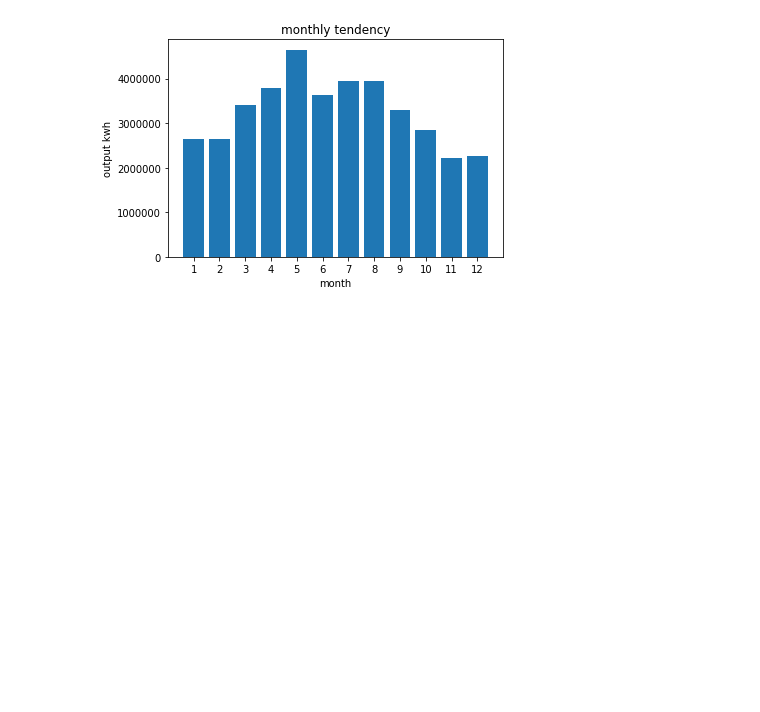
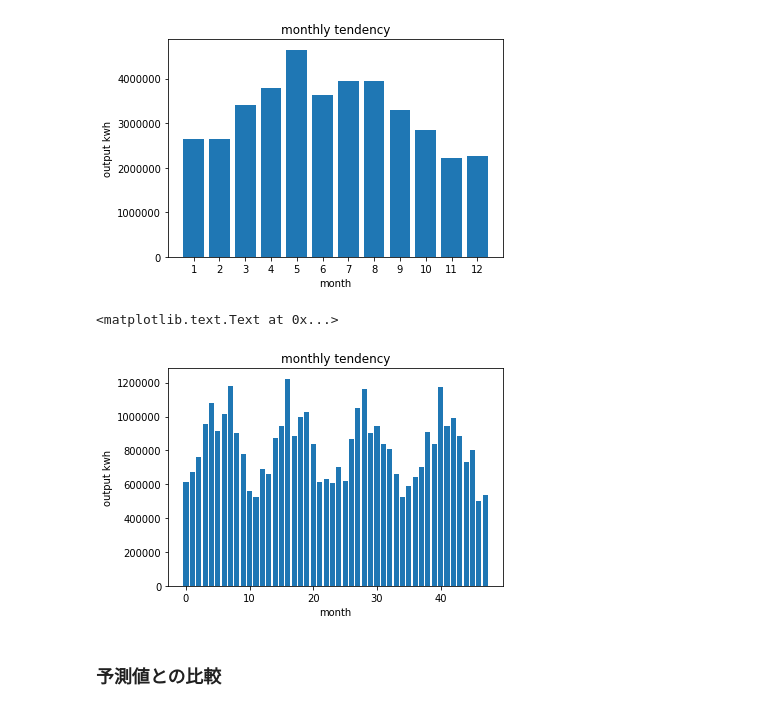
Before and after one commit to gciteam6/predict_amd, a Jupyter notebook: analyze_data_1.ipynb, the cells around one changed output. Cells and saved outputs as stored; diff of their text form; code cells hidden in the pictures; blank space fills up the shorter version.

```diff
--- a/analyze_data_1.ipynb
+++ b/analyze_data_1.ipynb
@@ -107,6 +116,8 @@ def calc_mae(X, Y):
     return mse/len(X)
 # %% [markdown]
 ### **データを読み込む**
+# %%
+target_place = 1
 # %%
 # 発電量データ
 output_30 = pd.read_csv('data/processed_data/out_put.tsv', delimiter = '\t')
@@ -200,3 +200,15 @@ plt.title("monthly tendency")
 # %% [output]
 <matplotlib.text.Text at 0x...>
 [figure]
+# %%
+ym_output = output_30.groupby(['year', 'month'], as_index=False).sum()
+# %%
+plt.bar(np.arange(len(ym_output)), ym_output['actual'], width = 0.8)
+plt.xlabel("month")
+plt.ylabel("output kwh")
+plt.title("monthly tendency")
+# %% [output]
+<matplotlib.text.Text at 0x...>
+[figure, added]
+# %% [markdown]
+### **予測値との比較**
```
Also changed, not shown: parts of 21 cells of this notebook.
